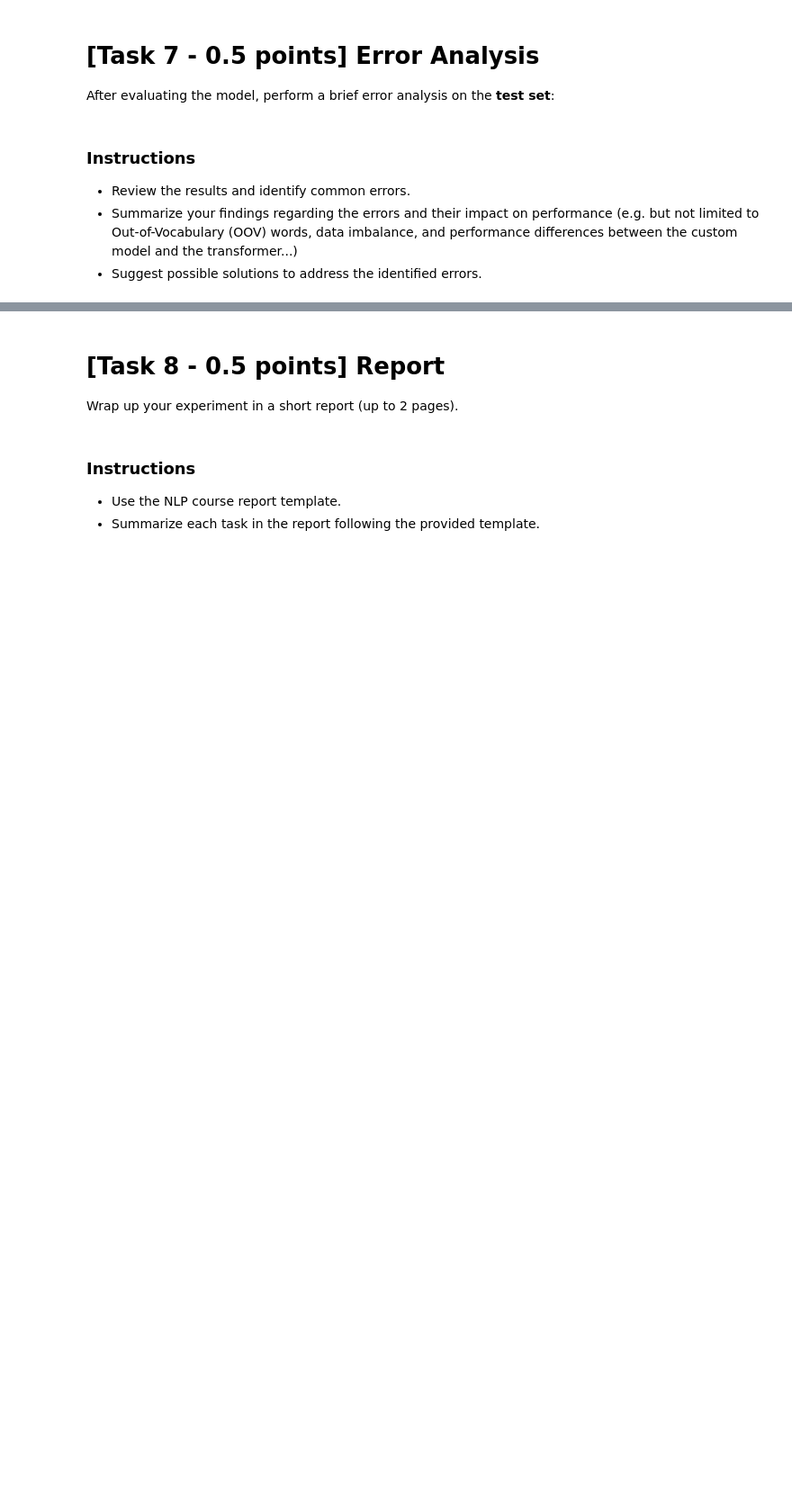
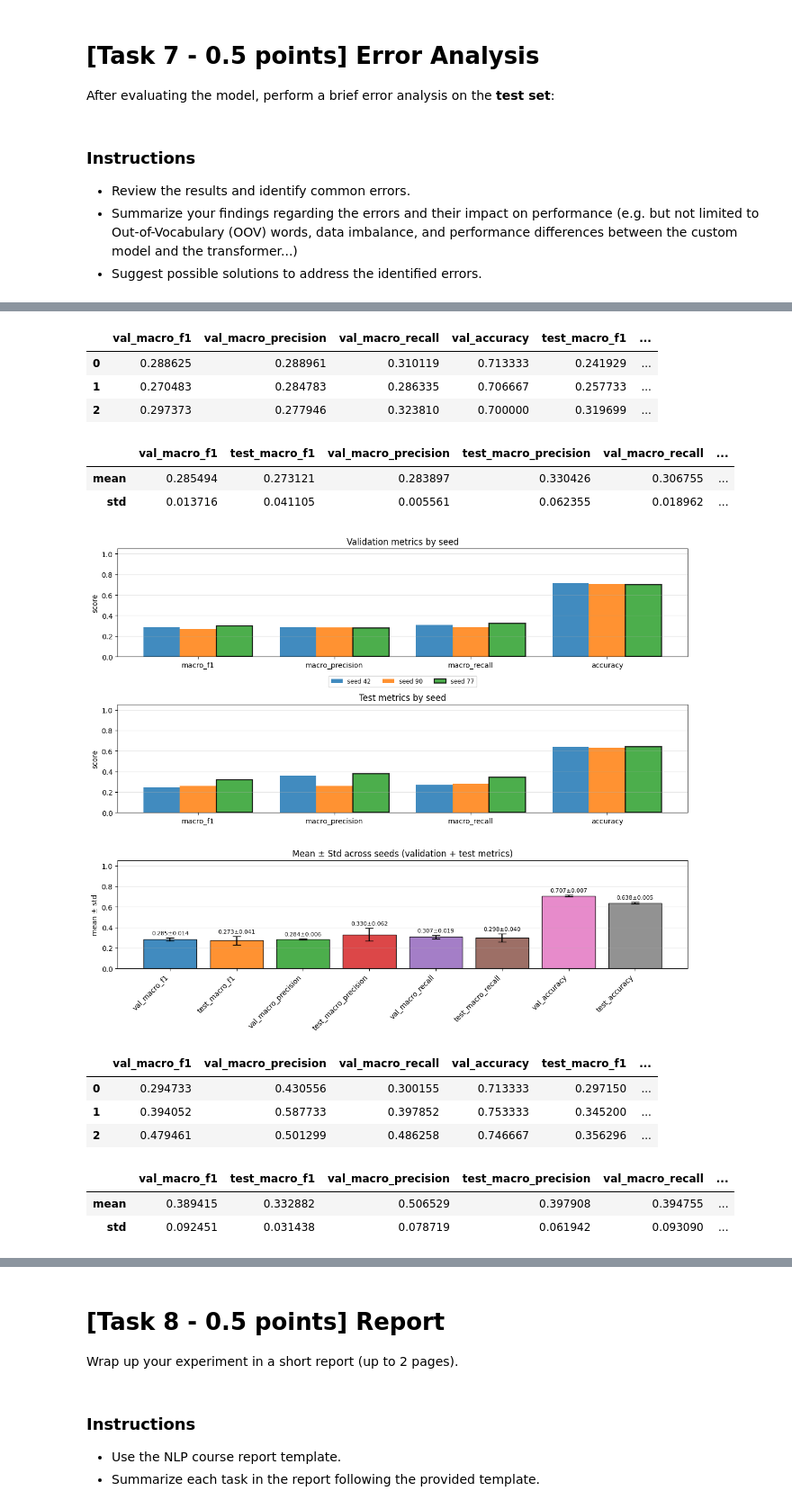
Before and after one commit to 26leonardo/NLP_project, a Jupyter notebook: GIO/Assignment1-2526 copy.ipynb, the cells around one changed output, grey strips where cells are left out. Shown at 90% size. Saved outputs shown, nothing was run; the diff lists cells and outputs as text; code cells hidden in the pictures; blank space fills up the shorter version.

```diff
--- a/GIO/Assignment1-2526 copy.ipynb
+++ b/GIO/Assignment1-2526 copy.ipynb
@@ -1700,0 +2231,15 @@ After evaluating the model, perform a brief error analysis on the **test set**:
+# %%
+load_weights=False
+
+# Run this
+clear_all_memory()
+
+# Use the function
+if load_weights is True:
+    train_and_eval_seeds(models, X_train_padded,
+                        y_train_cat, X_val_padded,
+                        y_val_cat, class_weight_dict=None,
+                        dir='./weights/no_class_dict', load_weights=load_weights)
+else:
+    histories, results, f1_voc = train_and_eval_seeds(models, X_train_padded, y_train_cat, X_val_padded,
+                                                   y_val_cat, class_weight_dict=None, dir='./weights/no_class_dict', load_weights=load_weights)
@@ -1700,0 +2330,26 @@ After evaluating the model, perform a brief error analysis on the **test set**:
+# %%
+logs_base_no, logs_stacked_no = evaluation(models, dir='./weights/no_class_dict')
+agg_base_no, best_run_base_no=mean_std(logs_base_no)
+display(logs_base_no)
+display(agg_base_no)
+plot_summary_metrics(logs_base_no, agg_base_no, best_run_base_no)
+agg_stacked_no, best_run_stacked_no=mean_std(logs_stacked_no)
+display(logs_stacked_no)
+display(agg_stacked_no)
+plot_summary_metrics(logs_stacked_no, agg_stacked_no, best_run_stacked_no)
+# %% [output]
+|  | val_macro_f1 | val_macro_precision | val_macro_recall | val_accuracy | test_macro_f1 | ... |
+| 0 | 0.288625 | 0.288961 | 0.310119 | 0.713333 | 0.241929 | ... |
+| 1 | 0.270483 | 0.284783 | 0.286335 | 0.706667 | 0.257733 | ... |
+| 2 | 0.297373 | 0.277946 | 0.323810 | 0.700000 | 0.319699 | ... |
+|  | val_macro_f1 | test_macro_f1 | val_macro_precision | test_macro_precision | val_macro_recall | ... |
+| mean | 0.285494 | 0.273121 | 0.283897 | 0.330426 | 0.306755 | ... |
+| std | 0.013716 | 0.041105 | 0.005561 | 0.062355 | 0.018962 | ... |
+[figure, added]
+|  | val_macro_f1 | val_macro_precision | val_macro_recall | val_accuracy | test_macro_f1 | ... |
+| 0 | 0.294733 | 0.430556 | 0.300155 | 0.713333 | 0.297150 | ... |
+| 1 | 0.394052 | 0.587733 | 0.397852 | 0.753333 | 0.345200 | ... |
+| 2 | 0.479461 | 0.501299 | 0.486258 | 0.746667 | 0.356296 | ... |
+|  | val_macro_f1 | test_macro_f1 | val_macro_precision | test_macro_precision | val_macro_recall | ... |
+| mean | 0.389415 | 0.332882 | 0.506529 | 0.397908 | 0.394755 | ... |
+| std | 0.092451 | 0.031438 | 0.078719 | 0.061942 | 0.093090 | ... |
```
Also changed, not shown: parts of 49 cells of this notebook, 19 other files.
